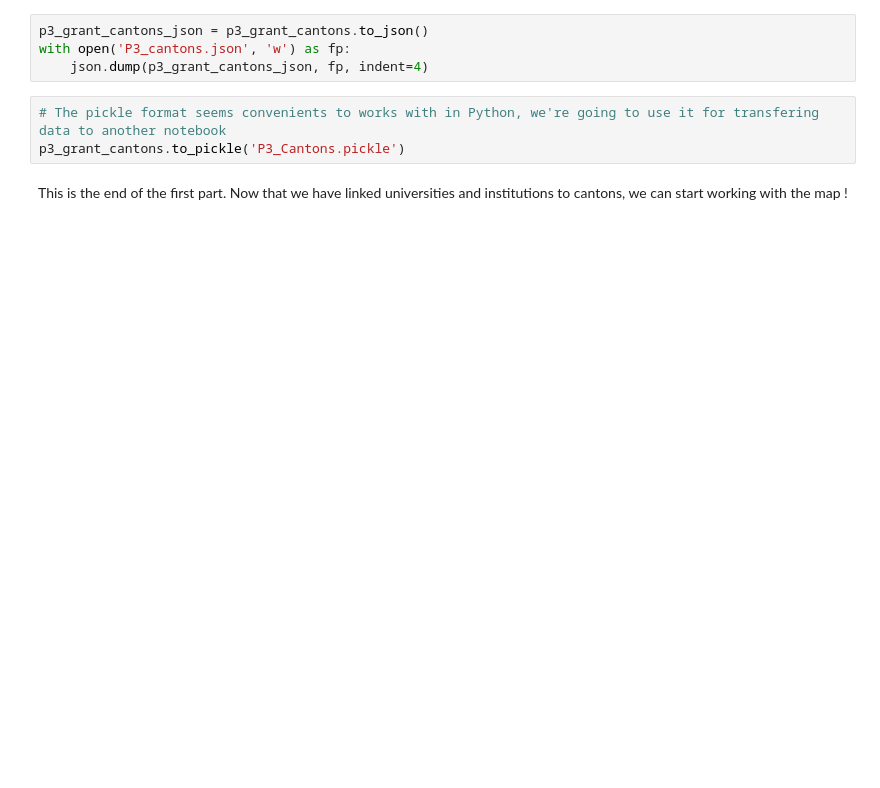
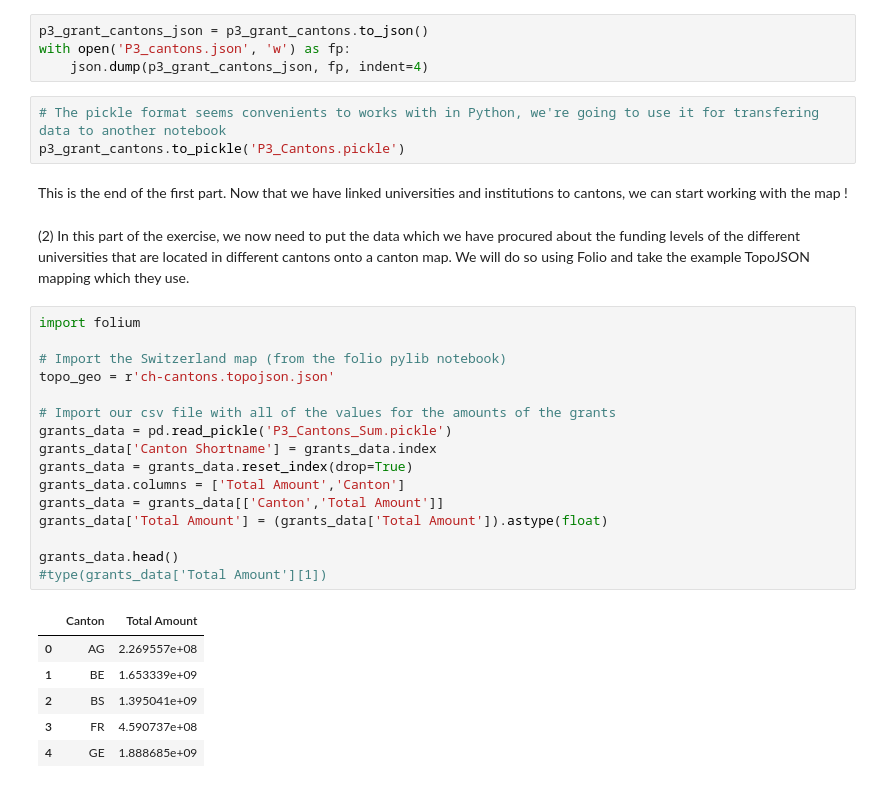
Before and after one commit to Merinorus/adaisawesome, a Jupyter notebook: Homework/03 - Interactive Viz/HW3_Interactive_Viz.ipynb, the cells around one changed output. Drawn from its saved outputs; the diff is of its cells as text; blank space fills up the shorter version.

```diff
--- a/Homework/03 - Interactive Viz/HW3_Interactive_Viz.ipynb
+++ b/Homework/03 - Interactive Viz/HW3_Interactive_Viz.ipynb
@@ -439,3 +437,28 @@ with open('P3_cantons.json', 'w') as fp:
 p3_grant_cantons.to_pickle('P3_Cantons.pickle')
 # %% [markdown]
 This is the end of the first part. Now that we have linked universities and institutions to cantons, we can start working with the map !
+# %% [markdown]
+(2) In this part of the exercise, we now need to put the data which we have procured about the funding levels of the different universities that are located in different cantons onto a canton map. We will do so using Folio and take the example TopoJSON mapping which they use.
+# %%
+import folium
+
+# Import the Switzerland map (from the folio pylib notebook)
+topo_geo = r'ch-cantons.topojson.json'
+
+# Import our csv file with all of the values for the amounts of the grants
+grants_data = pd.read_pickle('P3_Cantons_Sum.pickle')
+grants_data['Canton Shortname'] = grants_data.index
+grants_data = grants_data.reset_index(drop=True)
+grants_data.columns = ['Total Amount','Canton']
+grants_data = grants_data[['Canton','Total Amount']]
+grants_data['Total Amount'] = (grants_data['Total Amount']).astype(float)
+
+grants_data.head()
+#type(grants_data['Total Amount'][1])
+# %% [output]
+|  | Canton | Total Amount |
+| 0 | AG | 2.269557e+08 |
+| 1 | BE | 1.653339e+09 |
+| 2 | BS | 1.395041e+09 |
+| 3 | FR | 4.590737e+08 |
+| 4 | GE | 1.888685e+09 |
```
Also changed, not shown: parts of 8 cells of this notebook.
